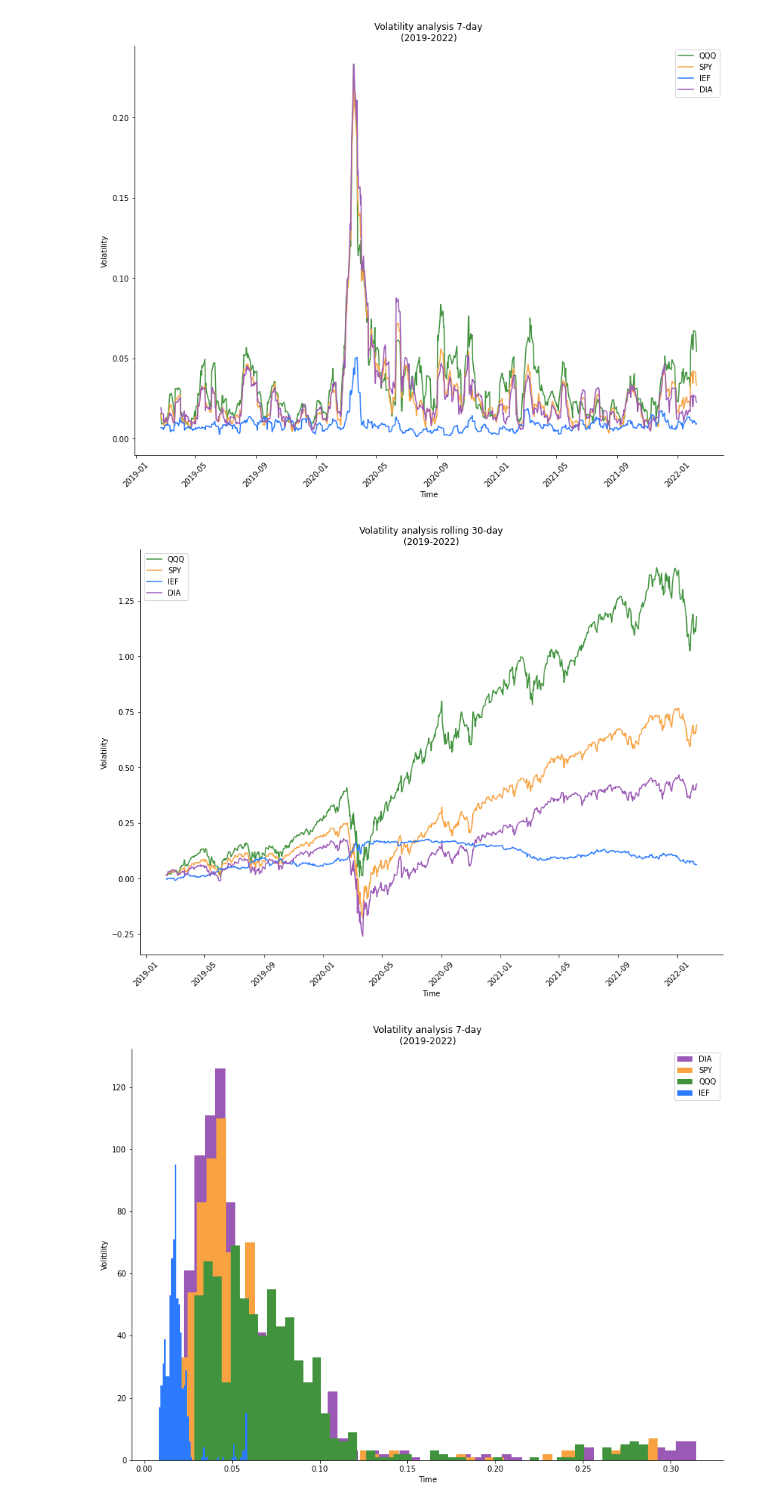
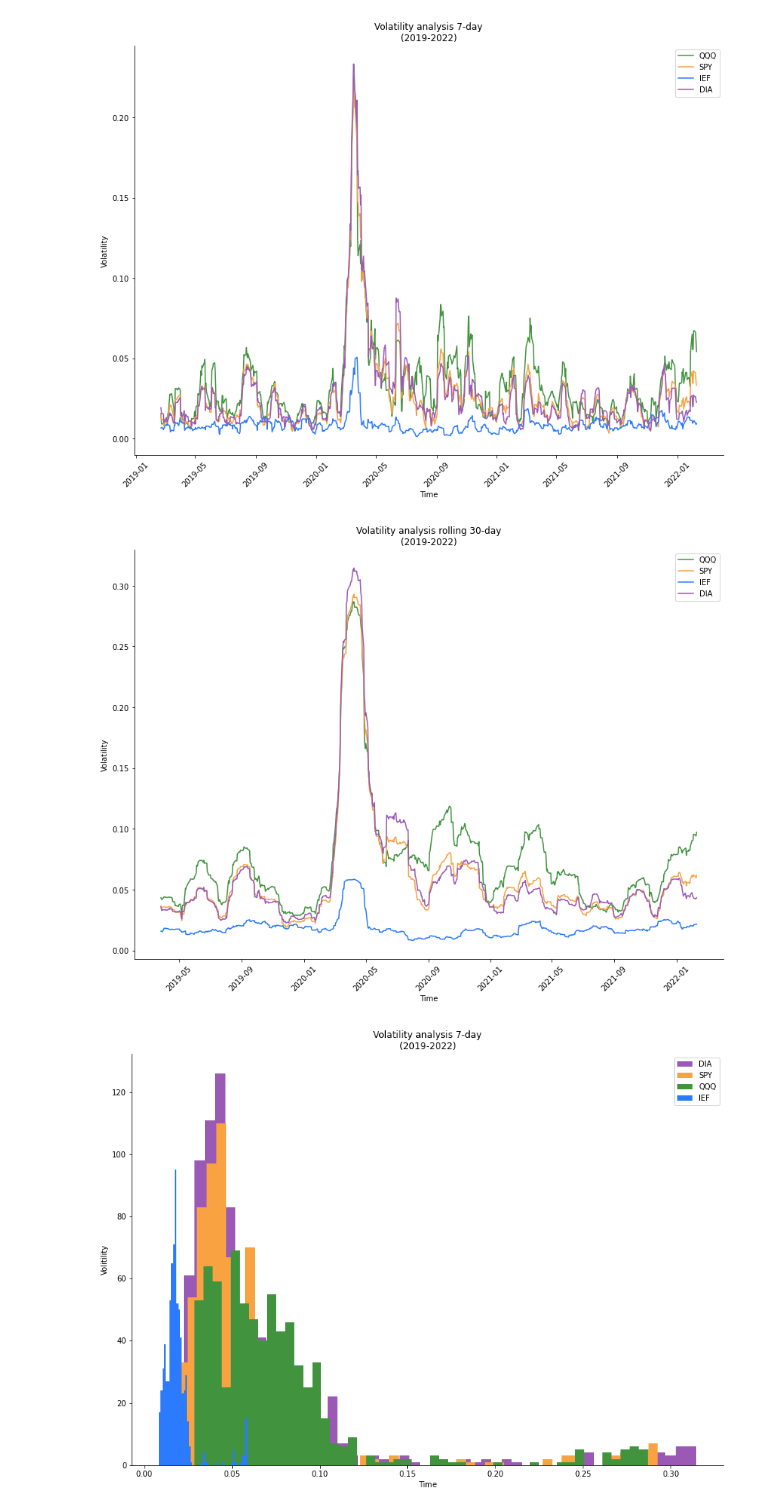
Before and after one commit to Kgross2/portfolio_suitability_application, a Jupyter notebook: portfolio_suitability.ipynb, the cells around one changed output. Cells and saved outputs as stored; diff of their text form; code cells hidden in the pictures.

```diff
--- a/portfolio_suitability.ipynb
+++ b/portfolio_suitability.ipynb
@@ -513,30 +513,32 @@ plt.show()
 # %%
 # 30-day rolling volatility analysis
 daily_30_rolling_returns = daily_returns_df.rolling(30).std()*np.sqrt(30)
 
 first_30 = daily_30_rolling_returns['QQQ']
 second_30 = daily_30_rolling_returns["SPY"]
 third_30 = daily_30_rolling_returns["IEF"]
 fourth_30 = daily_30_rolling_returns["DIA"]
 
 fig, ax = plt.subplots()
 fig.set_figheight(10)
 fig.set_figwidth(14)
 ax.spines['top'].set_color('none')
 ax.spines['right'].set_color('none')
 ax.set(title = "Volatility analysis rolling 30-day\n(2019-2022)",
        xlabel = "Time",
        ylabel = "Volatility")
 
-plt.plot(first, label = "QQQ", color='#41933E')
-plt.plot(second, label = "SPY", color='#F8A241')
-plt.plot(third, label = "IEF", color='#2C7BFF')
-plt.plot(fourth, label = "DIA", color='#9B59B6')
+plt.plot(first_30, label = "QQQ", color='#41933E')
+plt.plot(second_30, label = "SPY", color='#F8A241')
+plt.plot(third_30, label = "IEF", color='#2C7BFF')
+plt.plot(fourth_30, label = "DIA", color='#9B59B6')
 plt.xticks(rotation = 45) # Rotates X-Axis Ticks by 45-degrees
 plt.legend()
+
+plt.savefig("30_day_volatility_line_chart.png", bbox_inches="tight")
 plt.show()
 # %% [output]
-[figure, old version]
+[figure, new version]
 # %%
 fig, ax = plt.subplots()
 fig.set_figheight(10)
```
Also changed, not shown: parts of 11 cells of this notebook.
